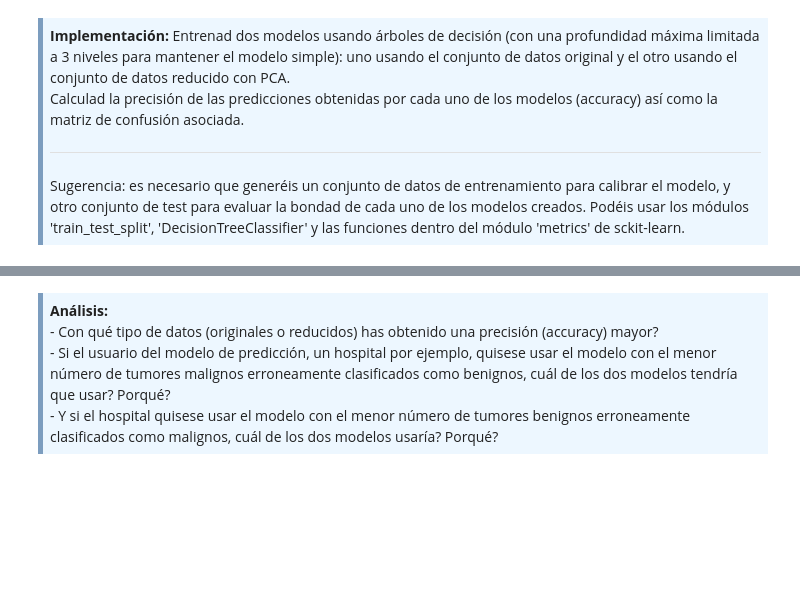
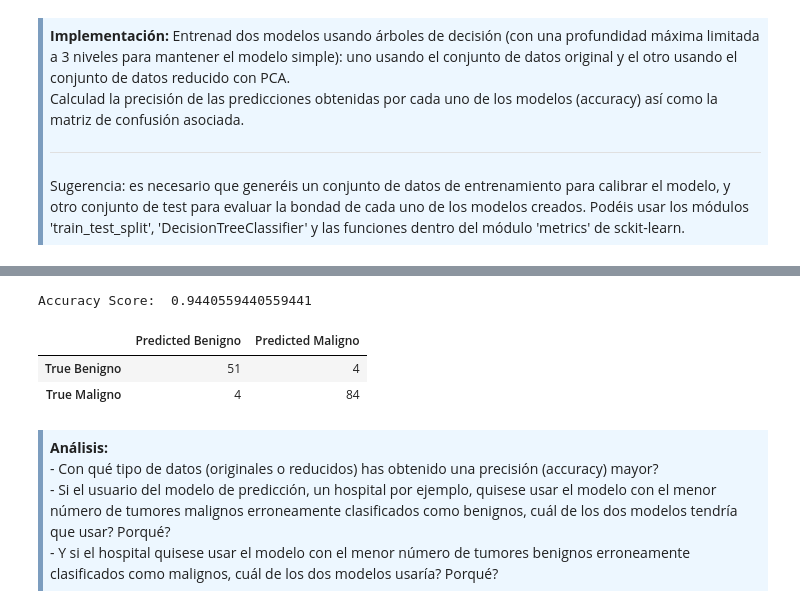
Before and after one commit to fernandoabcampos/advanced-data-mining, a Jupyter notebook: PEC1/M2.855_20181_PEC1-Enunciado.ipynb, the cells around one changed output, grey strips where cells are left out. Saved outputs shown, nothing was run; the diff lists cells and outputs as text; code cells hidden in the pictures; blank space fills up the shorter version.

```diff
--- a/PEC1/M2.855_20181_PEC1-Enunciado.ipynb
+++ b/PEC1/M2.855_20181_PEC1-Enunciado.ipynb
@@ -325,3 +359,12 @@ Sugerencia: es necesario que generéis un conjunto de datos de entrenamiento par
+# %%
+##################### ---- ORIGINALES ---- ##########################
+dfDecisionTree = myDecisionTree(finalDfPCA)
+dfDecisionTree
+# %% [output]
+Accuracy Score:  0.9440559440559441
+|  | Predicted Benigno | Predicted Maligno |
+| True Benigno | 51 | 4 |
+| True Maligno | 4 | 84 |
 # %% [markdown]
 <div style="background-color: #EDF7FF; border-color: #7C9DBF; border-left: 5px solid #7C9DBF; padding: 0.5em;">
 <strong>Análisis:</strong>
```
Also changed, not shown: parts of 5 cells of this notebook.
